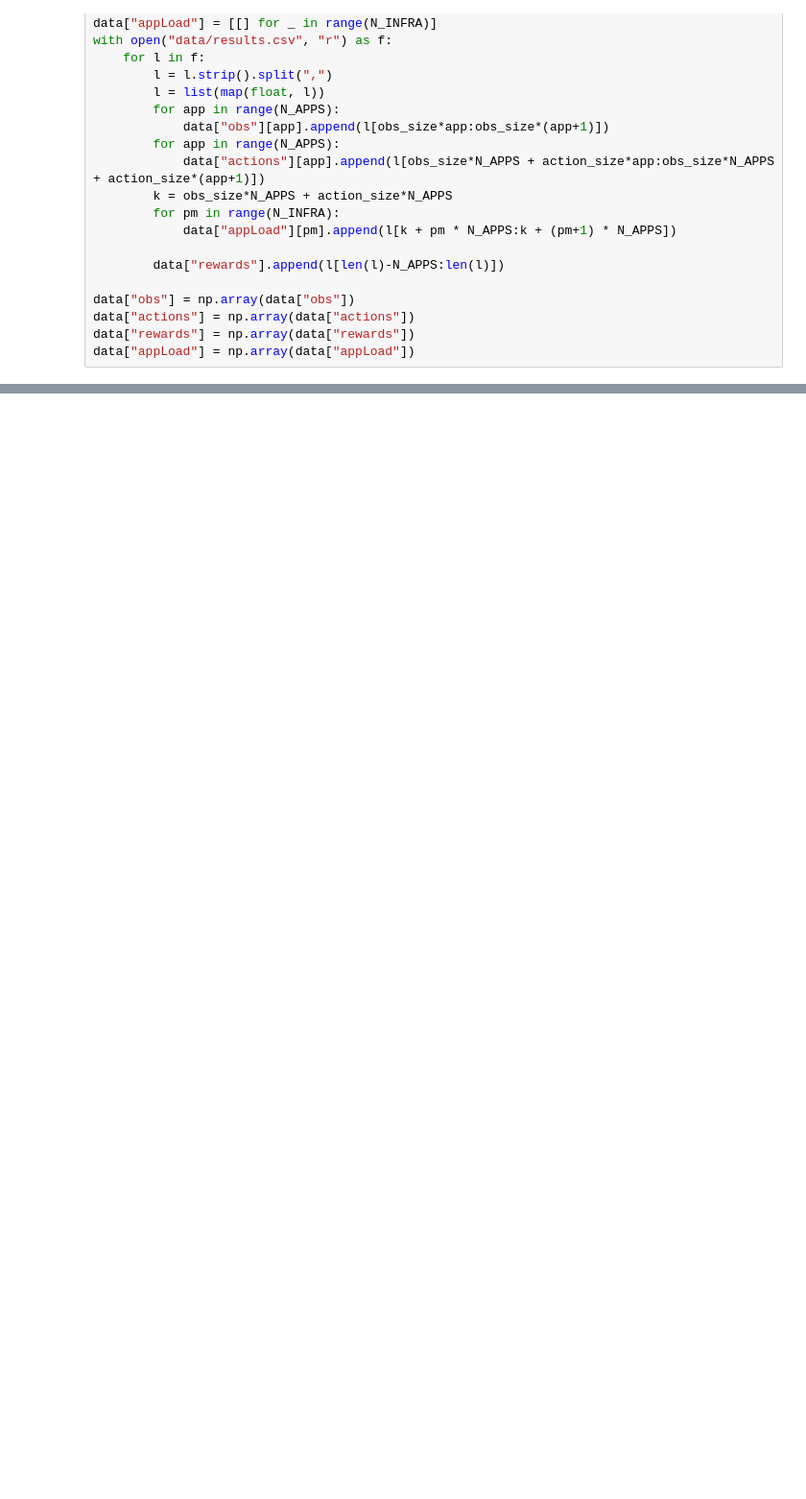
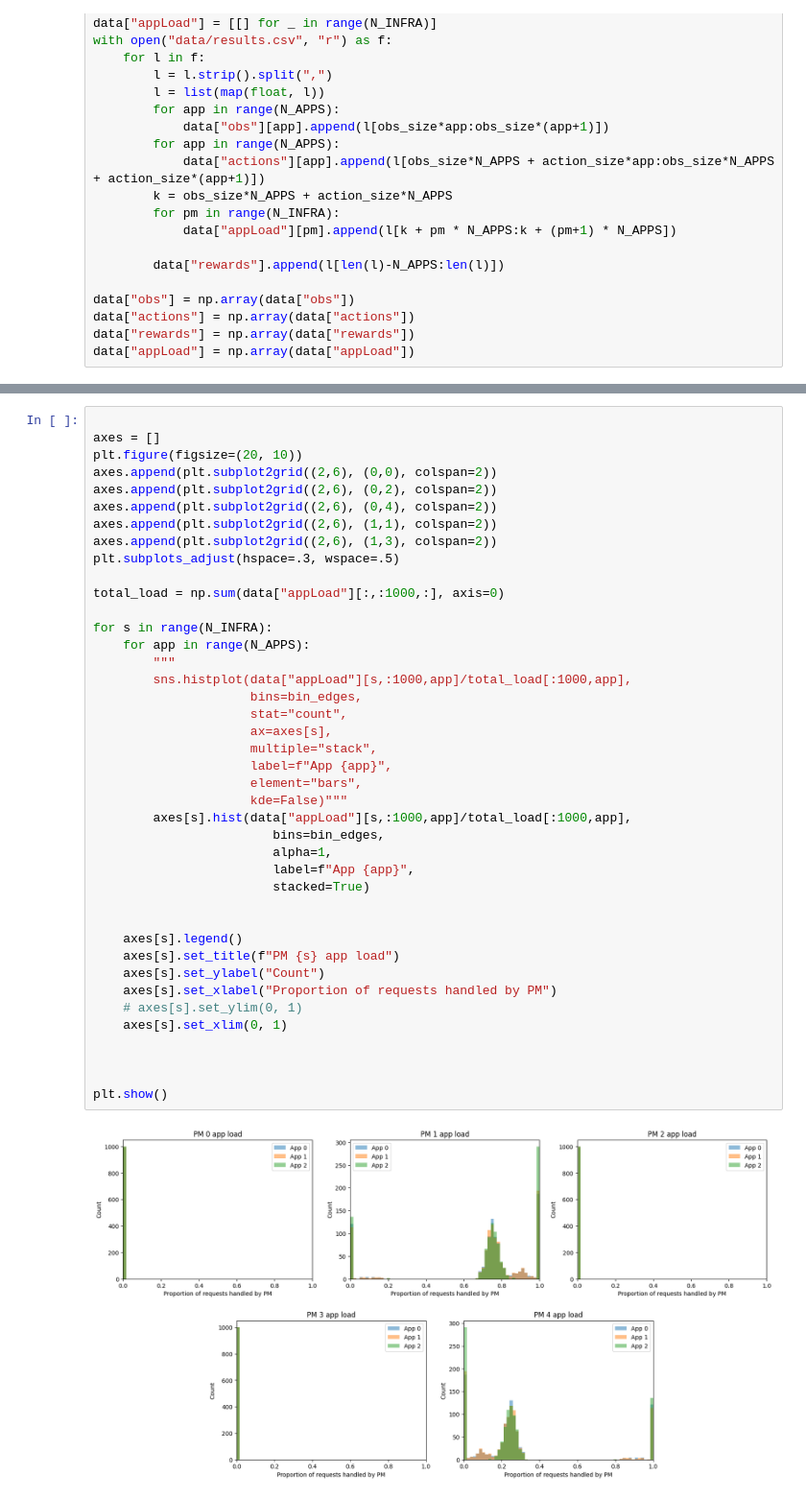
Before and after one commit to Etyl/MAPPO-scheduling, a Jupyter notebook: simulation_traces/results_vis.ipynb, the cells around one changed output, grey strips where cells are left out. Shown at 96% size. Drawn from its saved outputs; the diff is of its cells as text; blank space fills up the shorter version.

```diff
--- a/simulation_traces/results_vis.ipynb
+++ b/simulation_traces/results_vis.ipynb
@@ -112,0 +115,43 @@ plt.show()
+# %%
+
+axes = []
+plt.figure(figsize=(20, 10))
+axes.append(plt.subplot2grid((2,6), (0,0), colspan=2))
+axes.append(plt.subplot2grid((2,6), (0,2), colspan=2))
+axes.append(plt.subplot2grid((2,6), (0,4), colspan=2))
+axes.append(plt.subplot2grid((2,6), (1,1), colspan=2))
+axes.append(plt.subplot2grid((2,6), (1,3), colspan=2))
+plt.subplots_adjust(hspace=.3, wspace=.5)
+
+total_load = np.sum(data["appLoad"][:,:1000,:], axis=0)
+
+for s in range(N_INFRA):
+    for app in range(N_APPS):
+        """
+        sns.histplot(data["appLoad"][s,:1000,app]/total_load[:1000,app],
+                     bins=bin_edges,
+                     stat="count",
+                     ax=axes[s],
+                     multiple="stack",
+                     label=f"App {app}",
+                     element="bars",
+                     kde=False)"""
+        axes[s].hist(data["appLoad"][s,:1000,app]/total_load[:1000,app],
+                        bins=bin_edges,
+                        alpha=1,
+                        label=f"App {app}",
+                        stacked=True)
+
+
+    axes[s].legend()
+    axes[s].set_title(f"PM {s} app load")
+    axes[s].set_ylabel("Count")
+    axes[s].set_xlabel("Proportion of requests handled by PM")
+    # axes[s].set_ylim(0, 1)
+    axes[s].set_xlim(0, 1)
+
+
+
+plt.show()
+# %% [output]
+[figure, added]
```
Also changed, not shown: parts of 5 cells of this notebook, 6 other files.
